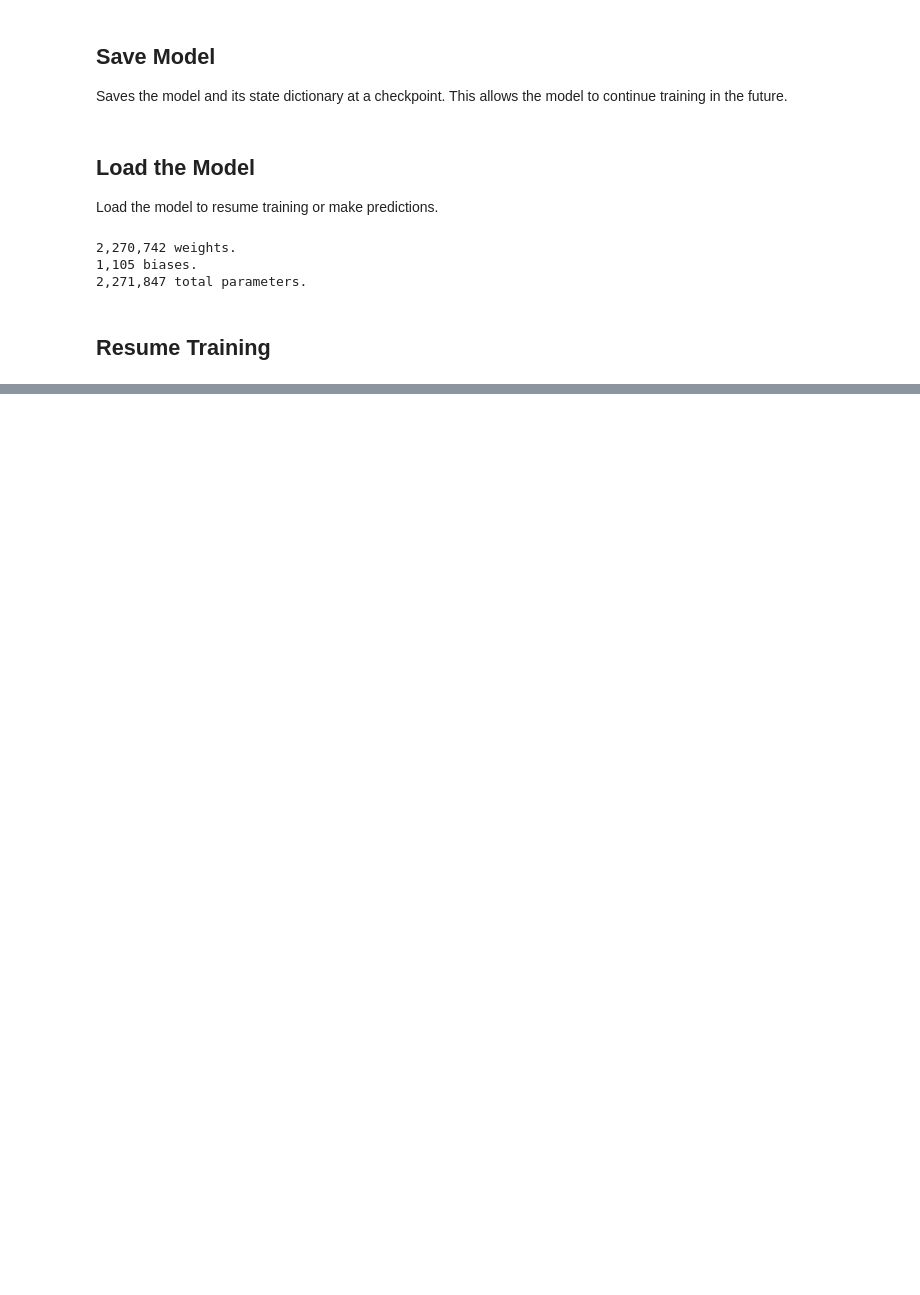
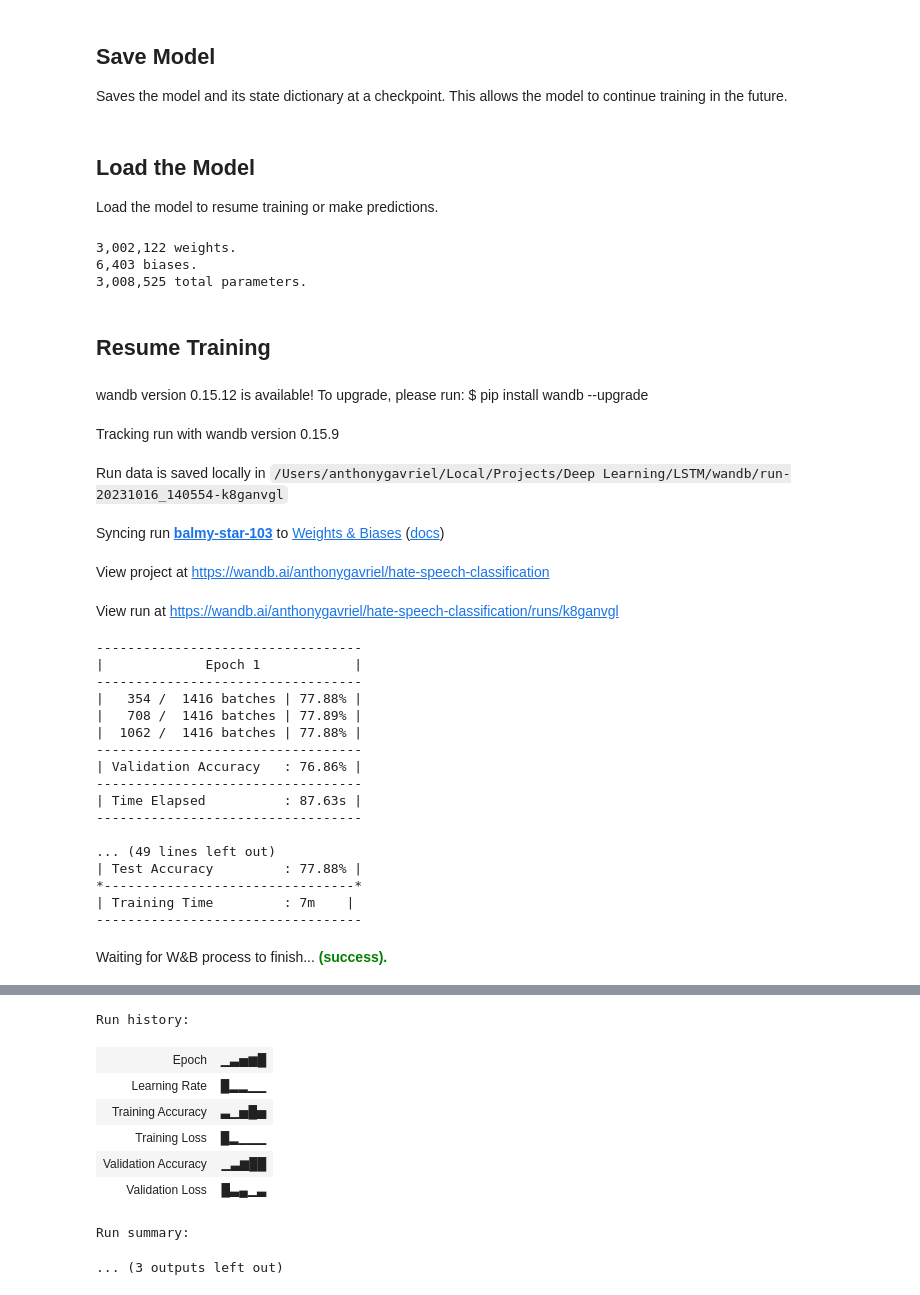
Before and after one commit to Gavriel94/LSTM, a Jupyter notebook: notebook.ipynb, the cells around one changed output, grey strips where cells are left out. Drawn from its saved outputs; the diff is of its cells as text; code cells hidden in the pictures; blank space fills up the shorter version.

```diff
--- a/notebook.ipynb
+++ b/notebook.ipynb
@@ -509,19 +508,14 @@ def load_model():
         device = torch.device("mps")
         # ! These parameters must be the same as the saved model
         vocab_len = len(vocab)
-        # Data dimensionality
-        dimensions = 60
-        # Number of nodes in the LSTM module
-        hidden_nodes = 4
-        # Number of layers in the LSTM module
-        hidden_layers = 3
+        # Data dimensions
+        dimensions = 65
         lstm = LSTM_Model(
             vocab_size=vocab_len,
-            vector_dim=dimensions,
-            num_hidden_nodes=hidden_nodes,
-            hidden_layers=hidden_layers
+            input_dim=dimensions
             ).to(device)
         return lstm, device
+
 
 
 vocab = load_vocab()
@@ -530,20 +524,20 @@ loaded_model, device = load_model()
 
 print_model_details(loaded_model)
 # %% [output]
-2,270,742 weights.
-1,105 biases.
-2,271,847 total parameters.
+3,002,122 weights.
+6,403 biases.
+3,008,525 total parameters.
 # %% [markdown]
 ## Resume Training
 # %%
 epochs = 5
-batch_size = 128
-learning_rate = 0.01
+batch_size = 64
+learning_rate = 1e-3
 # Loss function
 criterion = nn.BCEWithLogitsLoss()
 optimizer = optim.Adam(loaded_model.parameters(), lr=learning_rate)
 scheduler = optim.lr_scheduler.StepLR(optimizer,
-                                      step_size=5)
+                                      step_size=2)
 
 
 
@@ -554,7 +548,8 @@ optimizer.load_state_dict(checkpoint['optimizer_state_dict'])
 """
 Model has currently been trained on:
 ☑ data_1
-☐ data_2
+☑ data_2
+☐ data_3
 ...
 ☐ data_16
 """
@@ -575,9 +570,14 @@ if track:
     wandb.init(
     project = "hate-speech-classification",
     config = {
-        "Learning Rate": learning_rate,
-        "Trainable parameters": get_num_params(lstm),
-        "Step Size": 20
+        'learning rate': learning_rate,
+        'trainable parameters': get_num_params(lstm),
+        'step size': step_size,
+        'optimizer': 'SGD',
+        'activation function': 'tanh',
+        'dimensions': dimensions,
+        'epochs': 5,
+        'data': data_folder
     })
 
 t_acc, t_loss, v_acc, v_loss = loaded_model.run_training(
@@ -592,3 +592,28 @@ t_acc, t_loss, v_acc, v_loss = loaded_model.run_training(
     verbose=True,
     wandb_track=track
     )
+# %% [output]
+wandb version 0.15.12 is available! To upgrade, please run: $ pip install wandb --upgrade
+Tracking run with wandb version 0.15.9
+Run data is saved locally in /Users/anthonygavriel/Local/Projects/Deep Learning/LSTM/wandb/run-20231016_140554-k8ganvgl
+Syncing run balmy-star-103 to Weights & Biases (docs)
+View project at https://wandb.ai/anthonygavriel/hate-speech-classification
+View run at https://wandb.ai/anthonygavriel/hate-speech-classification/runs/k8ganvgl
+----------------------------------
+|             Epoch 1            |
+----------------------------------
+|   354 /  1416 batches | 77.88% |
+|   708 /  1416 batches | 77.89% |
+|  1062 /  1416 batches | 77.88% |
+----------------------------------
+| Validation Accuracy   : 76.86% |
+----------------------------------
+| Time Elapsed          : 87.63s |
+----------------------------------
+
+... (49 lines left out)
+| Test Accuracy         : 77.88% |
+*--------------------------------*
+| Training Time         : 7m    |
+----------------------------------
+Waiting for W&B process to finish... (success).
@@ -595 +621,10 @@ t_acc, t_loss, v_acc, v_loss = loaded_model.run_training(
+Run history:
+| Epoch | ▁▃▅▆█ |
+| Learning Rate | █▂▂▁▁ |
+| Training Accuracy | ▃▁▅█▅ |
+| Training Loss | █▂▁▁▁ |
+| Validation Accuracy | ▁▃▆██ |
+| Validation Loss | █▃▄▁▃ |
+Run summary:
+... (3 outputs left out)
 # %%
```
Also changed, not shown: parts of 6 cells of this notebook.
